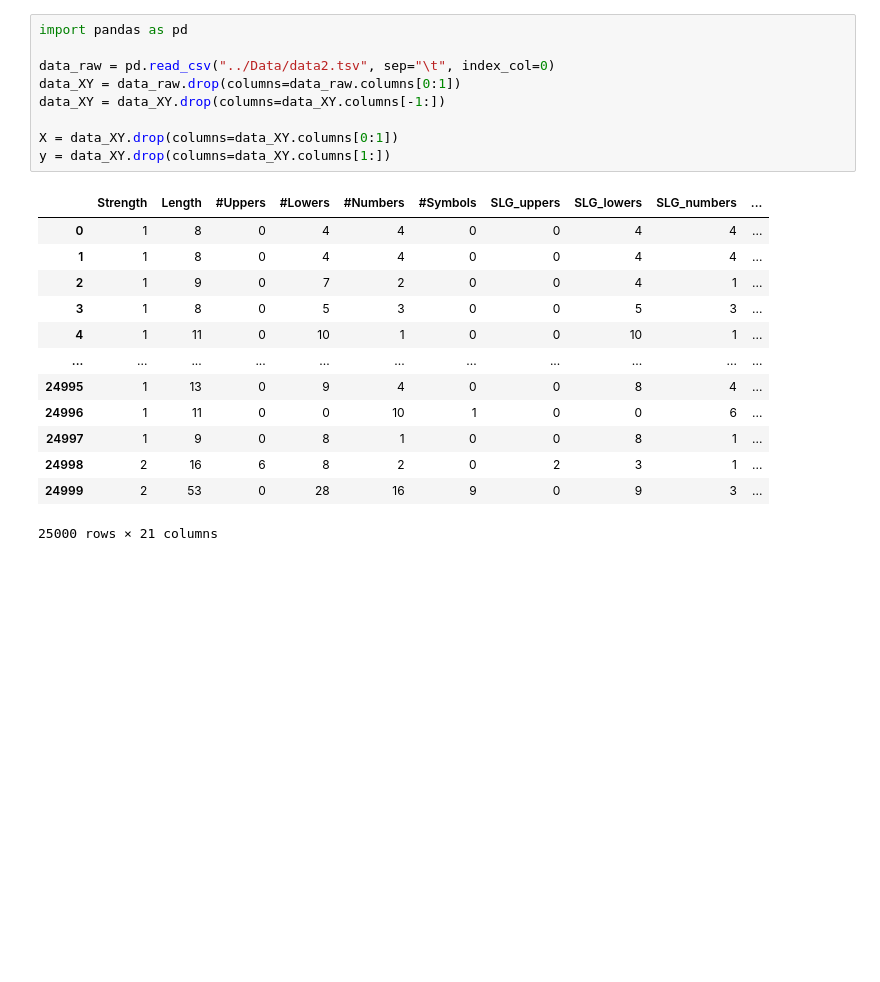
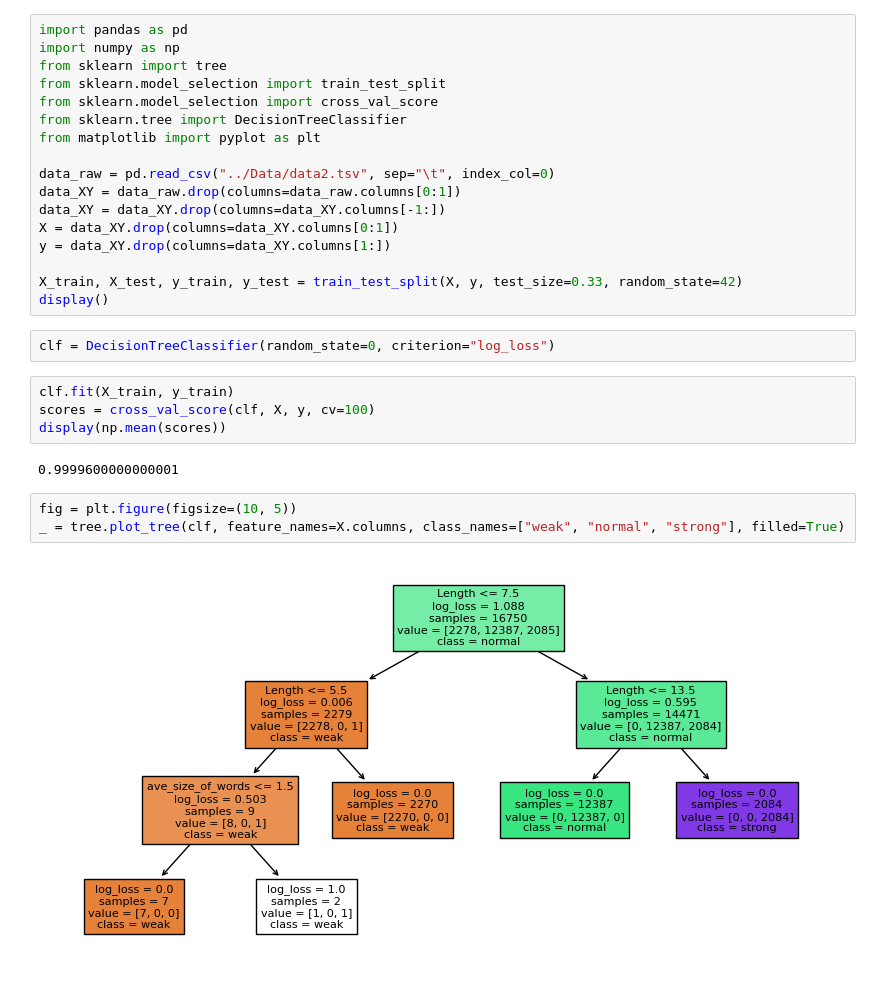
Before and after one commit to PeterZoura/PasswordFeaturesComp4730AbrahamlingamDagatiZoura, a Jupyter notebook: DecisionTree/DT.ipynb, the cells around one changed output. Cells and saved outputs as stored; diff of their text form; blank space fills up the shorter version.

```diff
--- a/DecisionTree/DT.ipynb
+++ b/DecisionTree/DT.ipynb
@@ -1,23 +1,30 @@
 # %%
 import pandas as pd
+import numpy as np
+from sklearn import tree
+from sklearn.model_selection import train_test_split
+from sklearn.model_selection import cross_val_score
+from sklearn.tree import DecisionTreeClassifier
+from matplotlib import pyplot as plt
 
 data_raw = pd.read_csv("../Data/data2.tsv", sep="\t", index_col=0)
 data_XY = data_raw.drop(columns=data_raw.columns[0:1])
 data_XY = data_XY.drop(columns=data_XY.columns[-1:])
-
 X = data_XY.drop(columns=data_XY.columns[0:1])
 y = data_XY.drop(columns=data_XY.columns[1:])
+
+X_train, X_test, y_train, y_test = train_test_split(X, y, test_size=0.33, random_state=42)
+display()
-# %% [output]
-|  | Strength | Length | #Uppers | #Lowers | #Numbers | #Symbols | SLG_uppers | SLG_lowers | SLG_numbers | ... |
-| 0 | 1 | 8 | 0 | 4 | 4 | 0 | 0 | 4 | 4 | ... |
-| 1 | 1 | 8 | 0 | 4 | 4 | 0 | 0 | 4 | 4 | ... |
-| 2 | 1 | 9 | 0 | 7 | 2 | 0 | 0 | 4 | 1 | ... |
-| 3 | 1 | 8 | 0 | 5 | 3 | 0 | 0 | 5 | 3 | ... |
-| 4 | 1 | 11 | 0 | 10 | 1 | 0 | 0 | 10 | 1 | ... |
-| ... | ... | ... | ... | ... | ... | ... | ... | ... | ... | ... |
-| 24995 | 1 | 13 | 0 | 9 | 4 | 0 | 0 | 8 | 4 | ... |
-| 24996 | 1 | 11 | 0 | 0 | 10 | 1 | 0 | 0 | 6 | ... |
-| 24997 | 1 | 9 | 0 | 8 | 1 | 0 | 0 | 8 | 1 | ... |
-| 24998 | 2 | 16 | 6 | 8 | 2 | 0 | 2 | 3 | 1 | ... |
-| 24999 | 2 | 53 | 0 | 28 | 16 | 9 | 0 | 9 | 3 | ... |
-25000 rows × 21 columns
+# %%
+clf = DecisionTreeClassifier(random_state=0, criterion="log_loss")
+# %%
+clf.fit(X_train, y_train)
+scores = cross_val_score(clf, X, y, cv=100)
+display(np.mean(scores))
+# %% [output]
+0.9999600000000001
+# %%
+fig = plt.figure(figsize=(10, 5))
+_ = tree.plot_tree(clf, feature_names=X.columns, class_names=["weak", "normal", "strong"], filled=True)
+# %% [output]
+[figure, added]
```
